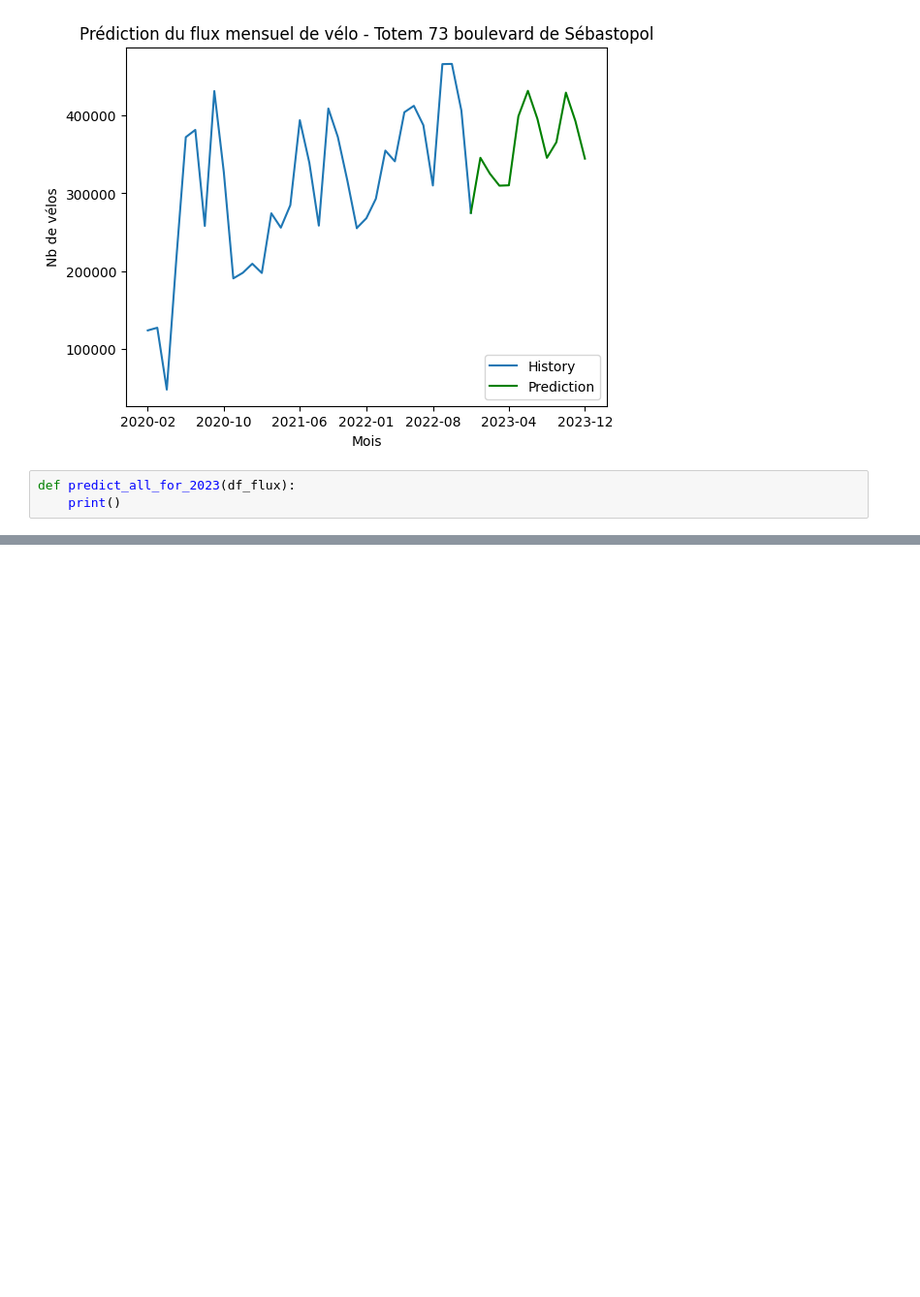
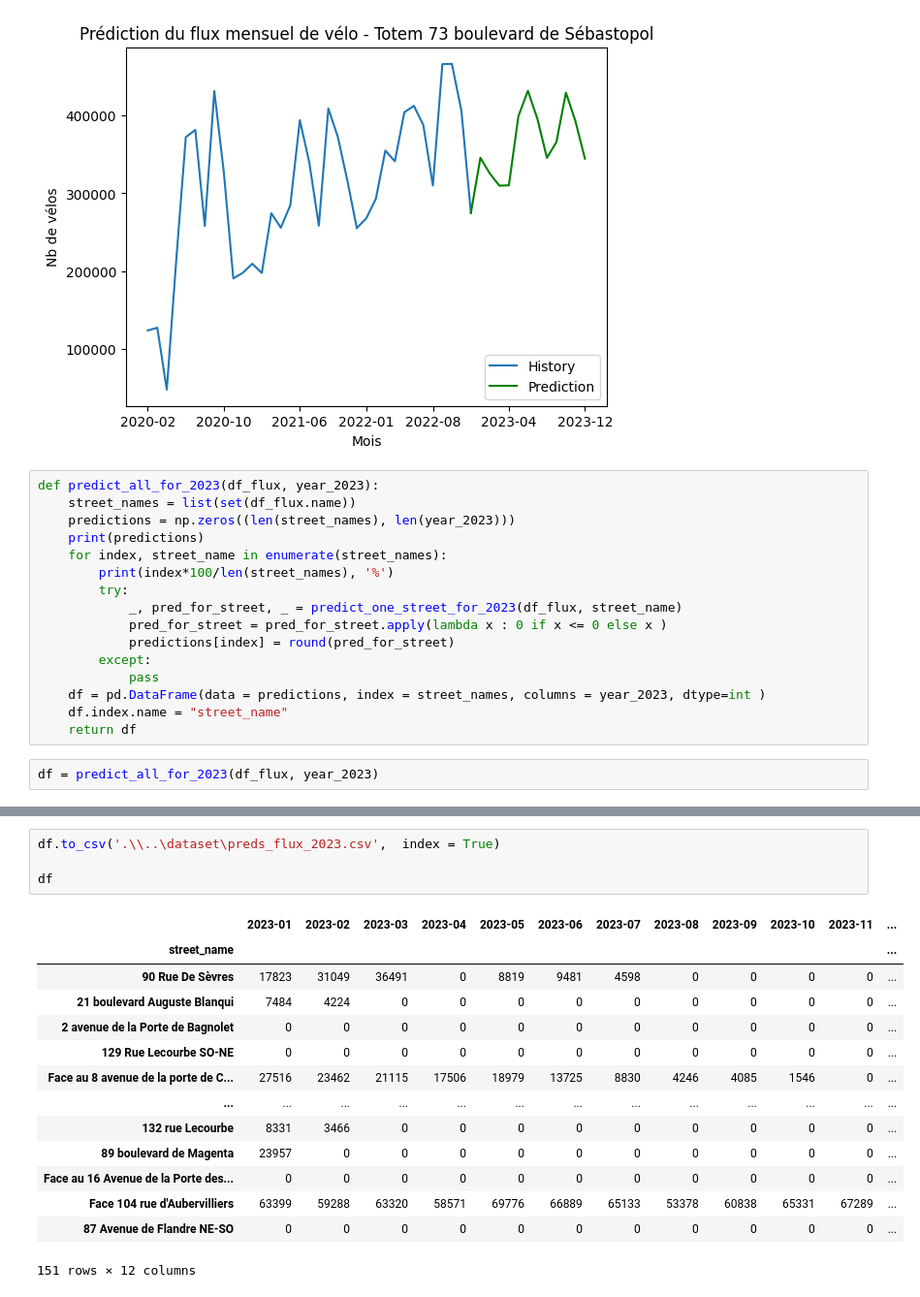
Before and after one commit to hitMaan351/Decision-support-for-cycle-track, a Jupyter notebook: notebooks/prediction_flux.ipynb, the cells around one changed output, grey strips where cells are left out. Shown: that part at 97% size. Drawn from its saved outputs; the diff is of its cells as text; blank space fills up the shorter version.

Commit message:
predict flux for 2023 for all streets

```diff
--- a/notebooks/prediction_flux.ipynb
+++ b/notebooks/prediction_flux.ipynb
@@ -283,6 +283,21 @@ Totem 73 boulevard de Sébastopol
 47    344491.434732
 Name: predicted_mean, dtype: float64
 [figure]
+# %%
+def predict_all_for_2023(df_flux, year_2023):
+    street_names = list(set(df_flux.name))
+    predictions = np.zeros((len(street_names), len(year_2023)))
+    print(predictions)
+    for index, street_name in enumerate(street_names):
+        print(index*100/len(street_names), '%')
+        try:
+            _, pred_for_street, _ = predict_one_street_for_2023(df_flux, street_name)
+            pred_for_street = pred_for_street.apply(lambda x : 0 if x <= 0 else x )
+            predictions[index] = round(pred_for_street)
+        except:
+            pass
+    df = pd.DataFrame(data = predictions, index = street_names, columns = year_2023, dtype=int )
+    df.index.name = "street_name"
+    return df
 # %%
-def predict_all_for_2023(df_flux):
-    print()
+df = predict_all_for_2023(df_flux, year_2023)
@@ -288,0 +322,19 @@ def predict_all_for_2023(df_flux):
+# %%
+df.to_csv('.\\..\dataset\preds_flux_2023.csv',  index = True)
+
+df
+# %% [output]
+|  | 2023-01 | 2023-02 | 2023-03 | 2023-04 | 2023-05 | 2023-06 | 2023-07 | 2023-08 | 2023-09 | 2023-10 | 2023-11 | ... |
+| street_name |  |  |  |  |  |  |  |  |  |  |  | ... |
+| 90 Rue De Sèvres | 17823 | 31049 | 36491 | 0 | 8819 | 9481 | 4598 | 0 | 0 | 0 | 0 | ... |
+| 21 boulevard Auguste Blanqui | 7484 | 4224 | 0 | 0 | 0 | 0 | 0 | 0 | 0 | 0 | 0 | ... |
+| 2 avenue de la Porte de Bagnolet | 0 | 0 | 0 | 0 | 0 | 0 | 0 | 0 | 0 | 0 | 0 | ... |
+| 129 Rue Lecourbe SO-NE | 0 | 0 | 0 | 0 | 0 | 0 | 0 | 0 | 0 | 0 | 0 | ... |
+| Face au 8 avenue de la porte de C... | 27516 | 23462 | 21115 | 17506 | 18979 | 13725 | 8830 | 4246 | 4085 | 1546 | 0 | ... |
+| ... | ... | ... | ... | ... | ... | ... | ... | ... | ... | ... | ... | ... |
+| 132 rue Lecourbe | 8331 | 3466 | 0 | 0 | 0 | 0 | 0 | 0 | 0 | 0 | 0 | ... |
+| 89 boulevard de Magenta | 23957 | 0 | 0 | 0 | 0 | 0 | 0 | 0 | 0 | 0 | 0 | ... |
+| Face au 16 Avenue de la Porte des... | 0 | 0 | 0 | 0 | 0 | 0 | 0 | 0 | 0 | 0 | 0 | ... |
+| Face 104 rue d'Aubervilliers | 63399 | 59288 | 63320 | 58571 | 69776 | 66889 | 65133 | 53378 | 60838 | 65331 | 67289 | ... |
+| 87 Avenue de Flandre NE-SO | 0 | 0 | 0 | 0 | 0 | 0 | 0 | 0 | 0 | 0 | 0 | ... |
+151 rows × 12 columns
```
Also changed, not shown: parts of 2 cells of this notebook, 1 other file.
